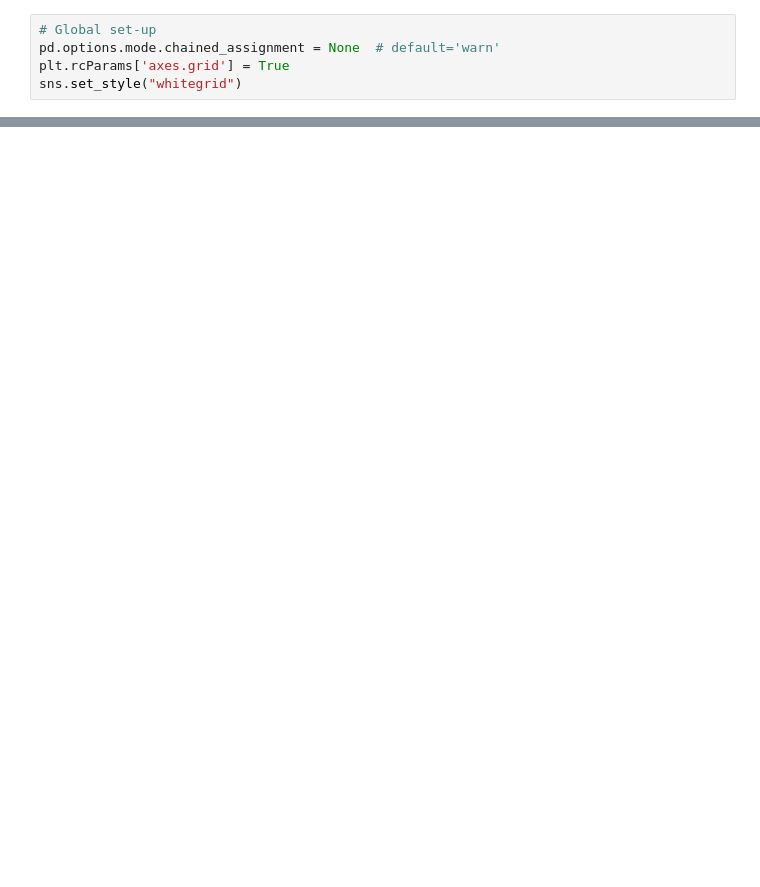
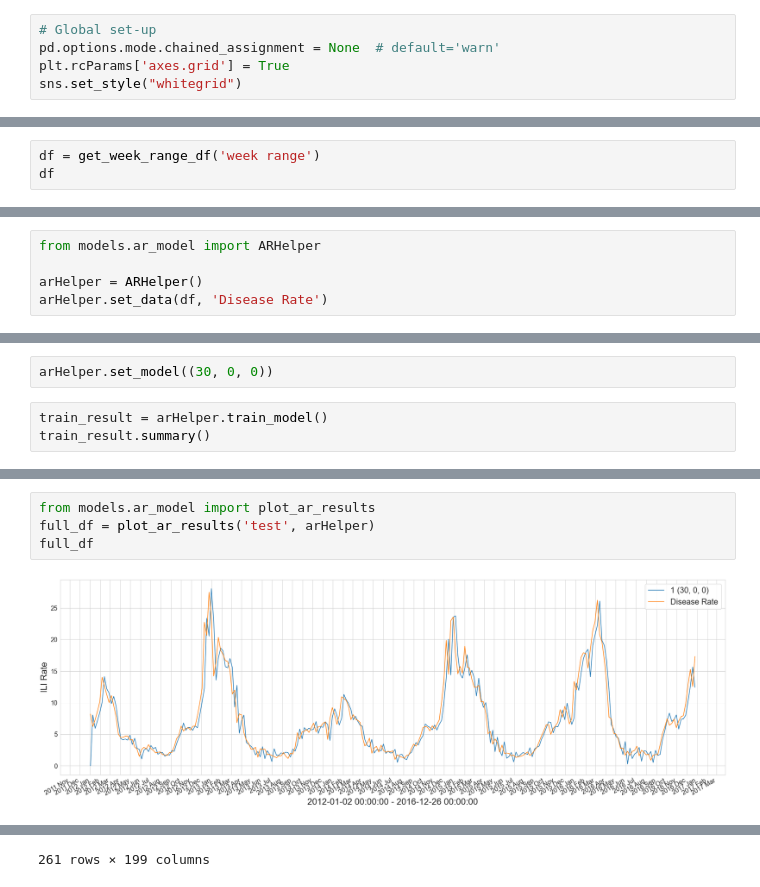
Before and after one commit to Influenza-Forecasting-Using-Online-Data/influenza-forecasting, a Jupyter notebook: ar_plots.ipynb, the cells around one changed output, grey strips where cells are left out. Cells and saved outputs as stored; diff of their text form; blank space fills up the shorter version.

```diff
--- a/ar_plots.ipynb
+++ b/ar_plots.ipynb
@@ -335,0 +11,3 @@ plt.show()
+# %%
+df = get_week_range_df('week range')
+df
@@ -335,0 +29,5 @@ plt.show()
+# %%
+from models.ar_model import ARHelper
+
+arHelper = ARHelper()
+arHelper.set_data(df, 'Disease Rate')
@@ -335,0 +58,5 @@ plt.show()
+# %%
+arHelper.set_model((30, 0, 0))
+# %%
+train_result = arHelper.train_model()
+train_result.summary()
@@ -335,0 +128,6 @@ plt.show()
+# %%
+from models.ar_model import plot_ar_results
+full_df = plot_ar_results('test', arHelper)
+full_df
+# %% [output]
+[figure, added]
@@ -335,0 +147 @@ plt.show()
+261 rows × 199 columns
```
Also changed, not shown: parts of 22 cells of this notebook.
